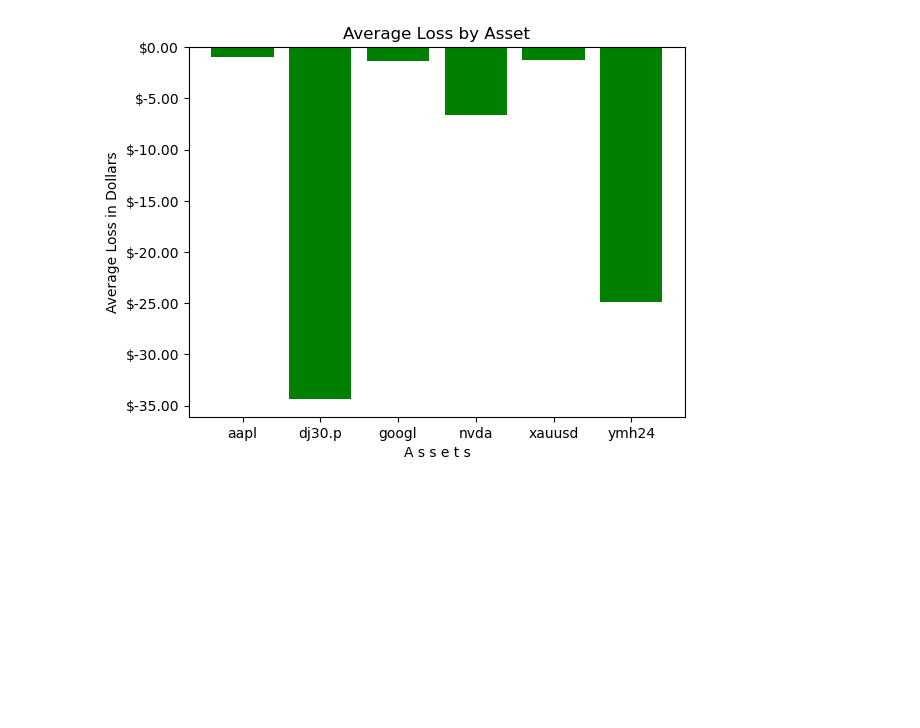
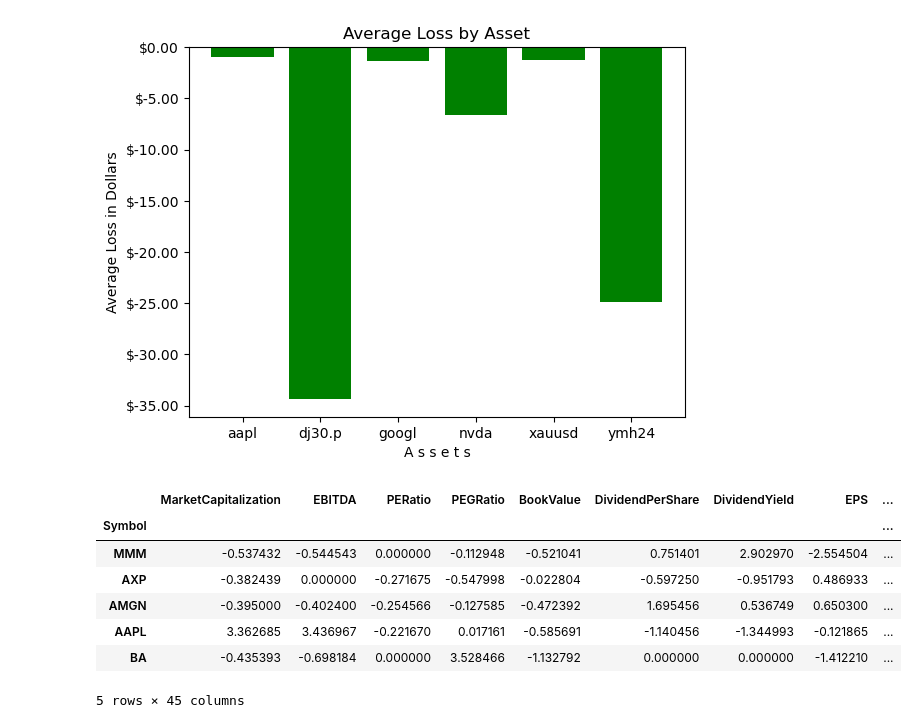
Before and after one commit to QueenofParts/Project2-Room2, a Jupyter notebook: expert_advisor_analysis.ipynb, the cells around one changed output. Cells and saved outputs as stored; diff of their text form; code cells hidden in the pictures; blank space fills up the shorter version.

```diff
--- a/expert_advisor_analysis.ipynb
+++ b/expert_advisor_analysis.ipynb
@@ -300,0 +361,27 @@ plt.show()
+# %%
+# Create the clustering with 3 clusters
+model = KMeans(n_clusters=3, n_init='auto')
+
+# Fit the model
+model.fit(df_stocks_scaled)
+
+# Make a copy of df_stocks_scaled for prediction
+stocks_scaled_predictions = df_stocks_scaled.copy()
+
+# Predict the model segments (clusters)
+stock_clusters = model.predict(stocks_scaled_predictions)
+
+# Create a new column for prediction clusters
+stocks_scaled_predictions["Clusters"] = stock_clusters
+
+# Review the DataFrame
+stocks_scaled_predictions.head()
+# %% [output]
+|  | MarketCapitalization | EBITDA | PERatio | PEGRatio | BookValue | DividendPerShare | DividendYield | EPS | ... |
+| Symbol |  |  |  |  |  |  |  |  | ... |
+| MMM | -0.537432 | -0.544543 | 0.000000 | -0.112948 | -0.521041 | 0.751401 | 2.902970 | -2.554504 | ... |
+| AXP | -0.382439 | 0.000000 | -0.271675 | -0.547998 | -0.022804 | -0.597250 | -0.951793 | 0.486933 | ... |
+| AMGN | -0.395000 | -0.402400 | -0.254566 | -0.127585 | -0.472392 | 1.695456 | 0.536749 | 0.650300 | ... |
+| AAPL | 3.362685 | 3.436967 | -0.221670 | 0.017161 | -0.585691 | -1.140456 | -1.344993 | -0.121865 | ... |
+| BA | -0.435393 | -0.698184 | 0.000000 | 3.528466 | -1.132792 | 0.000000 | 0.000000 | -1.412210 | ... |
+5 rows × 45 columns
```
Also changed, not shown: parts of 7 cells of this notebook, 31 other files.
